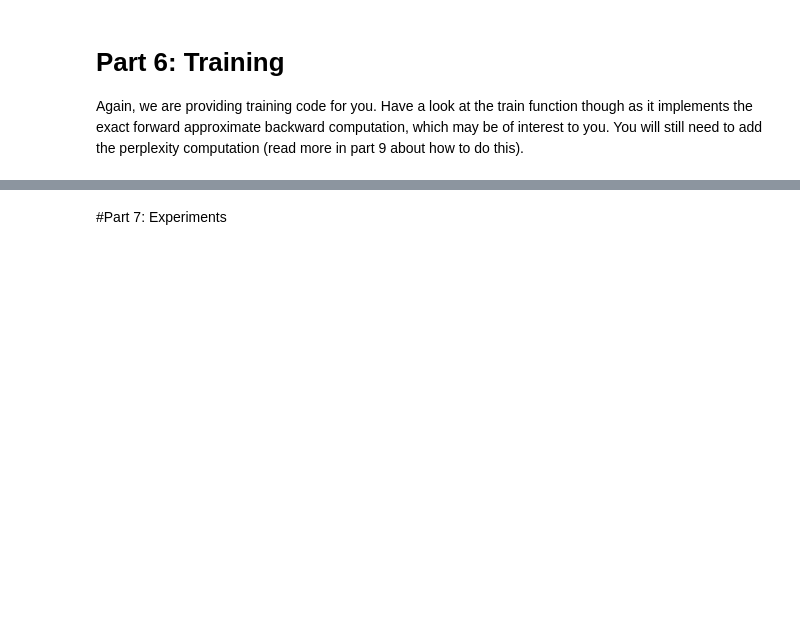
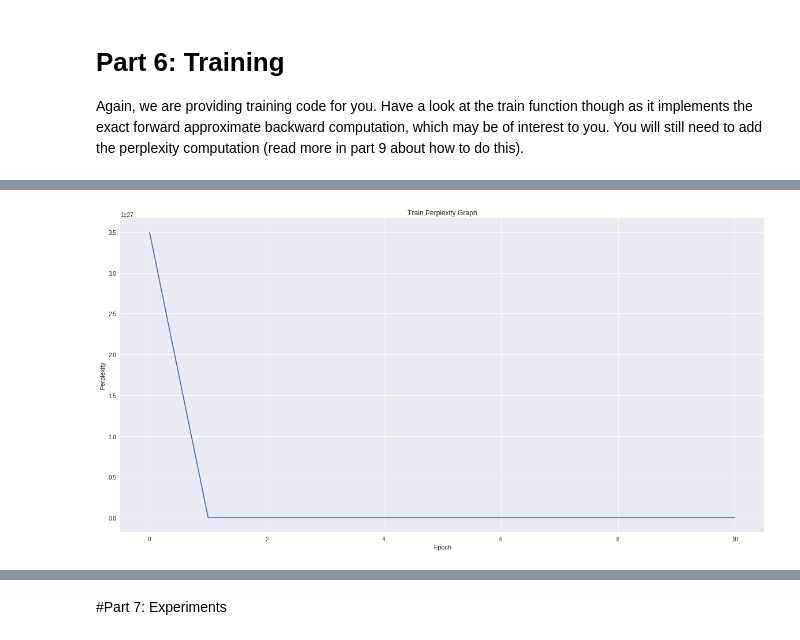
Before and after one commit to ylee64/dl-hw2, a Jupyter notebook: homework2_colab.ipynb, the cells around one changed output, grey strips where cells are left out. Drawn from its saved outputs; the diff is of its cells as text; code cells hidden in the pictures; blank space fills up the shorter version.

```diff
--- a/homework2_colab.ipynb
+++ b/homework2_colab.ipynb
@@ -223,8 +230,10 @@ class HarryPotterNet(nn.Module):
         self.vocab_size = vocab_size
         self.feature_size = feature_size
         self.encoder = nn.Embedding(self.vocab_size, self.feature_size)
-        self.gru = nn.GRU(self.feature_size, self.feature_size, num_layers=2, batch_first=True)
+        #self.gru = nn.GRU(self.feature_size, self.feature_size, num_layers=3, batch_first=True, dropout = .3)
+        self.gru = nn.GRU(self.feature_size, self.feature_size, num_layers=3, batch_first=True)
         self.decoder = nn.Linear(self.feature_size, self.vocab_size)
+        #self.dropout = nn.Dropout(0.3)
 
         # This shares the encoder and decoder weights as described in lecture.
         self.decoder.weight = self.encoder.weight
@@ -239,7 +248,9 @@ class HarryPotterNet(nn.Module):
         # TODO finish defining the forward pass.
         # You should return the output from the decoder as well as the hidden state given by the gru.
         x = self.encoder(x)
+        #x = self.dropout(x)
         x, hidden_state = self.gru(x)
+        #x = self.dropout(x)
         x = self.decoder(x)
 
         return x, hidden_state
@@ -391,6 +398,7 @@ def repackage_hidden(h):
 def train(model, device, train_loader, lr, epoch, log_interval):
     model.train()
     losses = []
+    perplexity = []
     hidden = None
     for batch_idx, (data, label) in enumerate(train_loader):
         data, label = data.to(device), label.to(device)
@@ -403,50 +411,56 @@ def train(model, device, train_loader, lr, epoch, log_interval):
         pred = output.max(-1)[1]
         loss = model.loss(output, label)
         losses.append(loss.item())
+        perplexity.append(math.exp(loss.item()))
         loss.backward()
         optimizer.step()
         if batch_idx % log_interval == 0:
             print('Train Epoch: {} [{}/{} ({:.0f}%)]\tLoss: {:.6f}'.format(
                 epoch, batch_idx * len(data), len(train_loader.dataset),
                 100. * batch_idx / len(train_loader), loss.item()))
-    return np.mean(losses)
+    return np.mean(losses), np.mean(perplexity)
 
 
 def test(model, device, test_loader):
     model.eval()
     test_loss = 0
     correct = 0
+    test_perplexity = 0
 
     with torch.no_grad():
         hidden = None
         for batch_idx, (data, label) in enumerate(test_loader):
             data, label = data.to(device), label.to(device)
             output, hidden = model(data, hidden)
-            test_loss += model.loss(output, label, reduction='elementwise_mean').item()
+            loss = model.loss(output, label, reduction='elementwise_mean').item()
+            test_loss += loss
+            test_perplexity += loss
             pred = output.max(-1)[1]
             correct_mask = pred.eq(label.view_as(pred))
             num_correct = correct_mask.sum().item()
             correct += num_correct
             # Comment this out to avoid printing test results
+            """
             if batch_idx % 10 == 0:
                 print('Input\t%s\nGT\t%s\npred\t%s\n\n' % (
                     train_loader.dataset.vocab.array_to_words(data[0]),
                     train_loader.dataset.vocab.array_to_words(label[0]),
                     train_loader.dataset.vocab.array_to_words(pred[0])))
-
+            """
     test_loss /= len(test_loader)
+    test_perplexity /= len(test_loader)
     test_accuracy = 100. * correct / (len(test_loader.dataset) * test_loader.dataset.sequence_length)
 
     print('\nTest set: Average loss: {:.4f}, Accuracy: {}/{} ({:.0f}%)\n'.format(
         test_loss, correct, len(test_loader.dataset) * test_loader.dataset.sequence_length,
         100. * correct / (len(test_loader.dataset) * test_loader.dataset.sequence_length)))
-    return test_loss, test_accuracy
+    return test_loss, test_perplexity, test_accuracy
 # %%
-SEQUENCE_LENGTH = 100
+SEQUENCE_LENGTH = 200
 BATCH_SIZE = 256
 FEATURE_SIZE = 512
 TEST_BATCH_SIZE = 256
-EPOCHS = 20
+EPOCHS = 10
 LEARNING_RATE = 0.002
 WEIGHT_DECAY = 0.0005
 USE_CUDA = True
@@ -481,23 +495,27 @@ model = HarryPotterNet(data_train.vocab_size(), FEATURE_SIZE).to(device)
 optimizer = optim.Adam(model.parameters(), lr=LEARNING_RATE, weight_decay=WEIGHT_DECAY)
 start_epoch = 0#model.load_last_model(DATA_PATH + 'checkpoints')
 
-train_losses, test_losses, test_accuracies = [], [], []#pt_util.read_log(LOG_PATH, ([], [], []))
-test_loss, test_accuracy = test(model, device, test_loader)
+train_losses, train_perplexities, test_losses, test_perplexities, test_accuracies = [], [], [], [], []#pt_util.read_log(LOG_PATH, ([], [], []))
+test_loss, test_perplexity, test_accuracy = test(model, device, test_loader)
 
 test_losses.append((start_epoch, test_loss))
+test_perplexities.append((start_epoch, test_perplexity))
 test_accuracies.append((start_epoch, test_accuracy))
 
 try:
     for epoch in range(start_epoch, EPOCHS + 1):
         lr = LEARNING_RATE * np.power(0.25, (int(epoch / 6)))
-        train_loss = train(model, device, train_loader, lr, epoch, PRINT_INTERVAL)
-        test_loss, test_accuracy = test(model, device, test_loader)
+        train_loss, train_perplexity = train(model, device, train_loader, lr, epoch, PRINT_INTERVAL)
+        test_loss, test_perplexity, test_accuracy = test(model, device, test_loader)
         train_losses.append((epoch, train_loss))
+        train_perplexities.append((epoch, train_perplexity))
         test_losses.append((epoch, test_loss))
+        test_perplexities.append((epoch, test_perplexity))
         test_accuracies.append((epoch, test_accuracy))
         pt_util.write_log(LOG_PATH, (train_losses, test_losses, test_accuracies))
         model.save_best_model(test_accuracy, DATA_PATH + 'checkpoints/%03d.pt' % epoch)
         seed_words = 'Harry Potter'
+
         for ii in range(10):
             generated_sentence = generate_language(model, device, seed_words, 200, vocab, 'sample')
             print('generated sample\t', generated_sentence)
@@ -511,11 +529,6 @@ except:
     import traceback
     traceback.print_exc()
 finally:
-    pt_util.plot([e[0] for e in train_losses], [l[1] for l in train_losses], 'Train Error Graph', 'Epoch', 'Loss')
-    pt_util.plot([e[0] for e in test_losses], [l[1] for l in test_losses], 'Test Error Graph', 'Epoch', 'Loss')
-    pt_util.plot([e[0] for e in test_accuracies], [l[1] for l in test_accuracies], 'Test Accuracy Graph', 'Epoch', 'Loss')
-    pt_util.plot([e[0] for e in train_losses], [math.exp(l[1]) for l in train_losses], 'Train Perplexity Graph', 'Epoch', 'Perplexity')
-    pt_util.plot([e[0] for e in test_losses], [math.exp(l[1]) for l in test_losses], 'Test Perplexity Graph', 'Epoch', 'Perplexity')
     print('Saving final model')
     model.save_model(DATA_PATH + 'checkpoints/%03d.pt' % epoch, 0)
 # %% [output]
@@ -538,0 +569,5 @@ generated sample         Harry Potterorede:y heblinouinkededeGleroubly t blebleA
+# %%
+# Train Perplexity
+pt_util.plot([e[0] for e in train_perplexities], [p[1] for p in train_perplexities], 'Train Perplexity Graph', 'Epoch', 'Perplexity')
+# %% [output]
+[figure, added]
```
Also changed, not shown: parts of 19 cells of this notebook.
